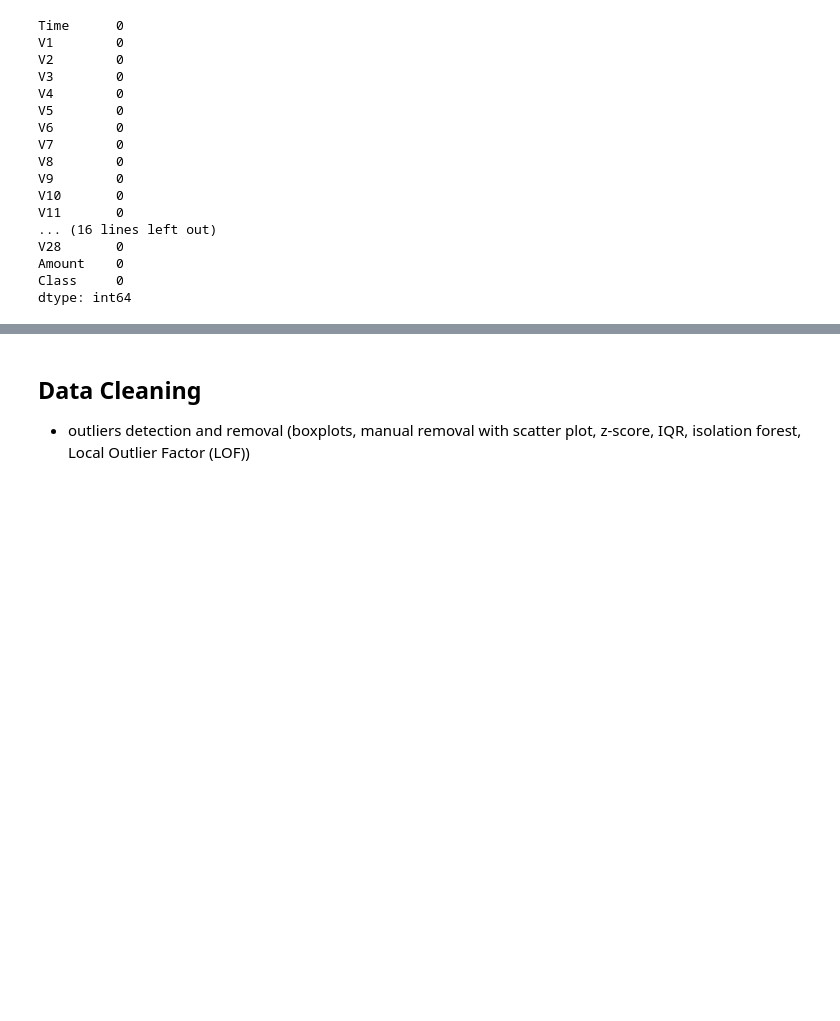
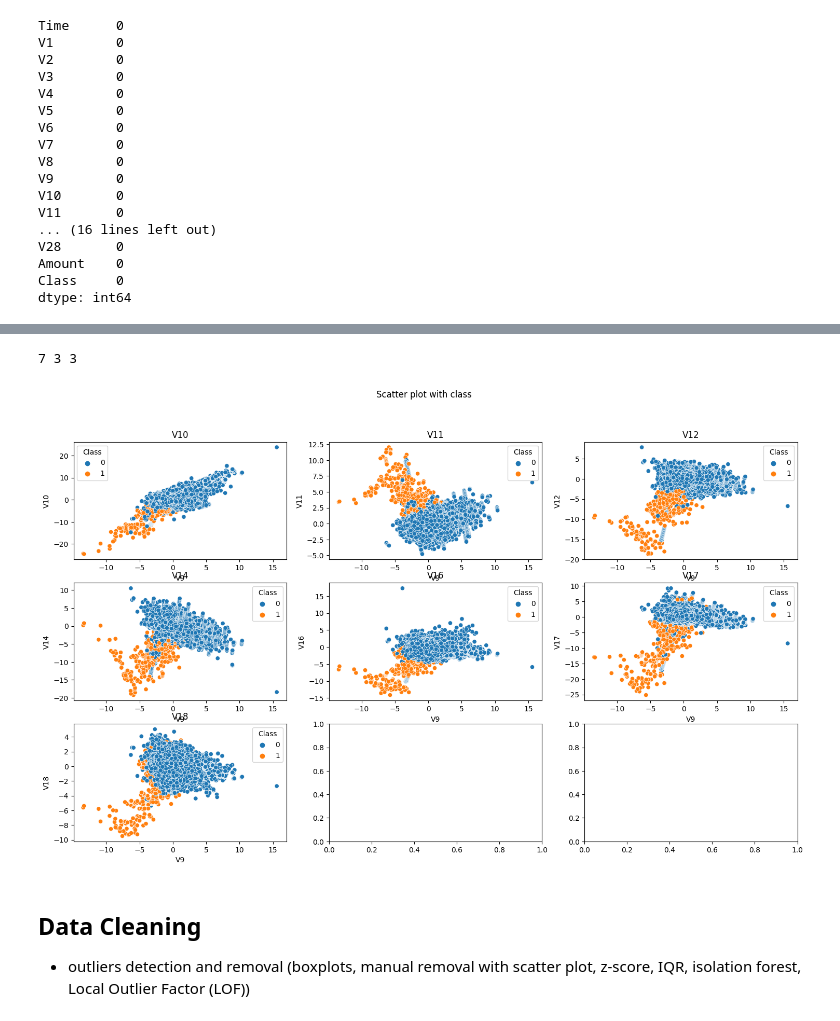
Before and after one commit to MatheusFranco99/KaggleCompetitions, a Jupyter notebook: CreditCardFraudDetection/Matheus/main.ipynb, the cells around one changed output, grey strips where cells are left out. Saved outputs shown, nothing was run; the diff lists cells and outputs as text; code cells hidden in the pictures; blank space fills up the shorter version.

```diff
--- a/CreditCardFraudDetection/Matheus/main.ipynb
+++ b/CreditCardFraudDetection/Matheus/main.ipynb
@@ -174,3 +244,8 @@ dtype: int64
+# %%
+scatterWithAll(df,x='V9',class_name='Class',cols=['V10','V11','V12','V14','V16','V17','V18'])
+# %% [output]
+7 3 3
+[figure, added]
 # %% [markdown]
 ## Data Cleaning
 - outliers detection and removal (boxplots, manual removal with scatter plot, z-score, IQR, isolation forest, Local Outlier Factor (LOF))
```
Also changed, not shown: parts of 5 cells of this notebook, 1 other file.
